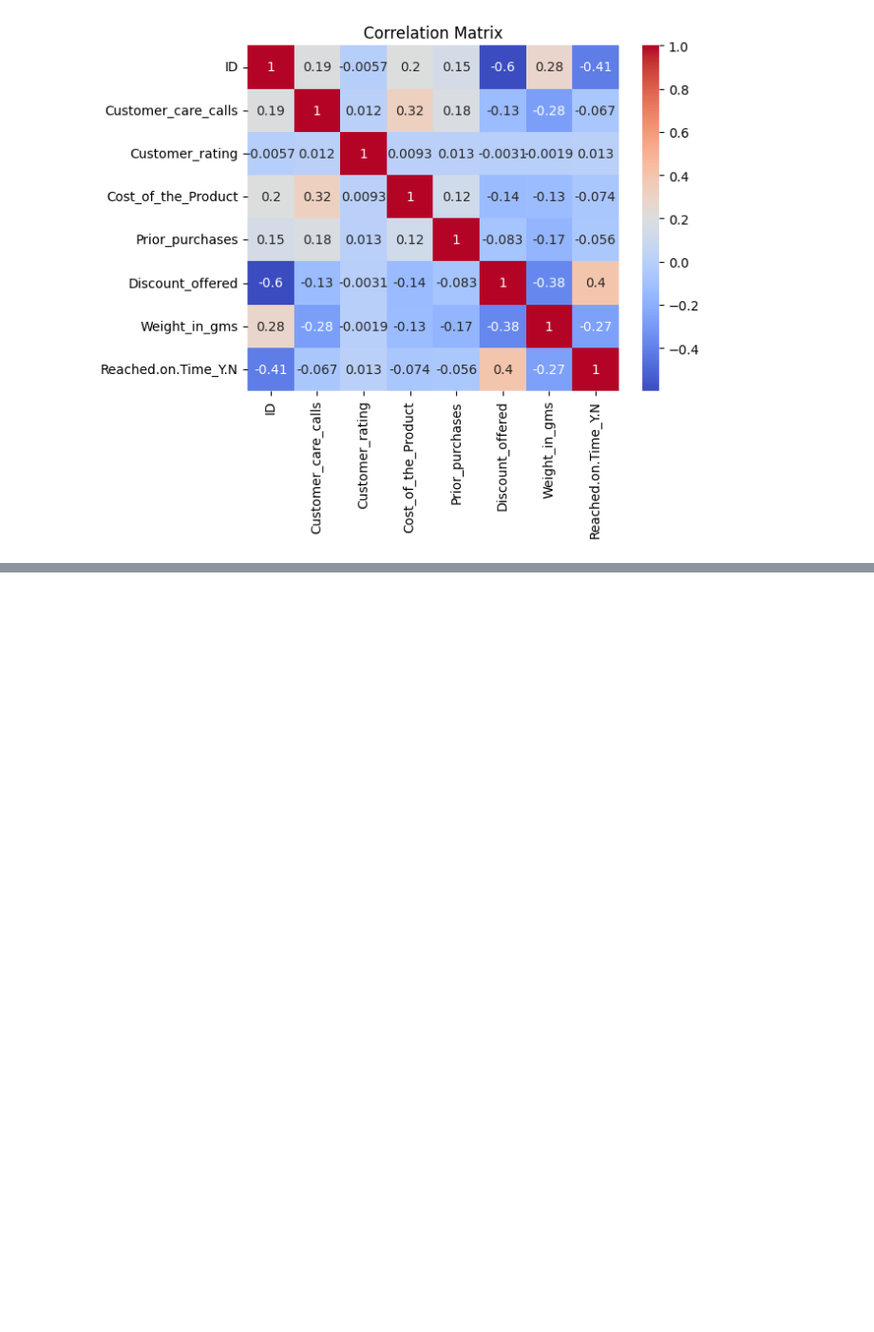
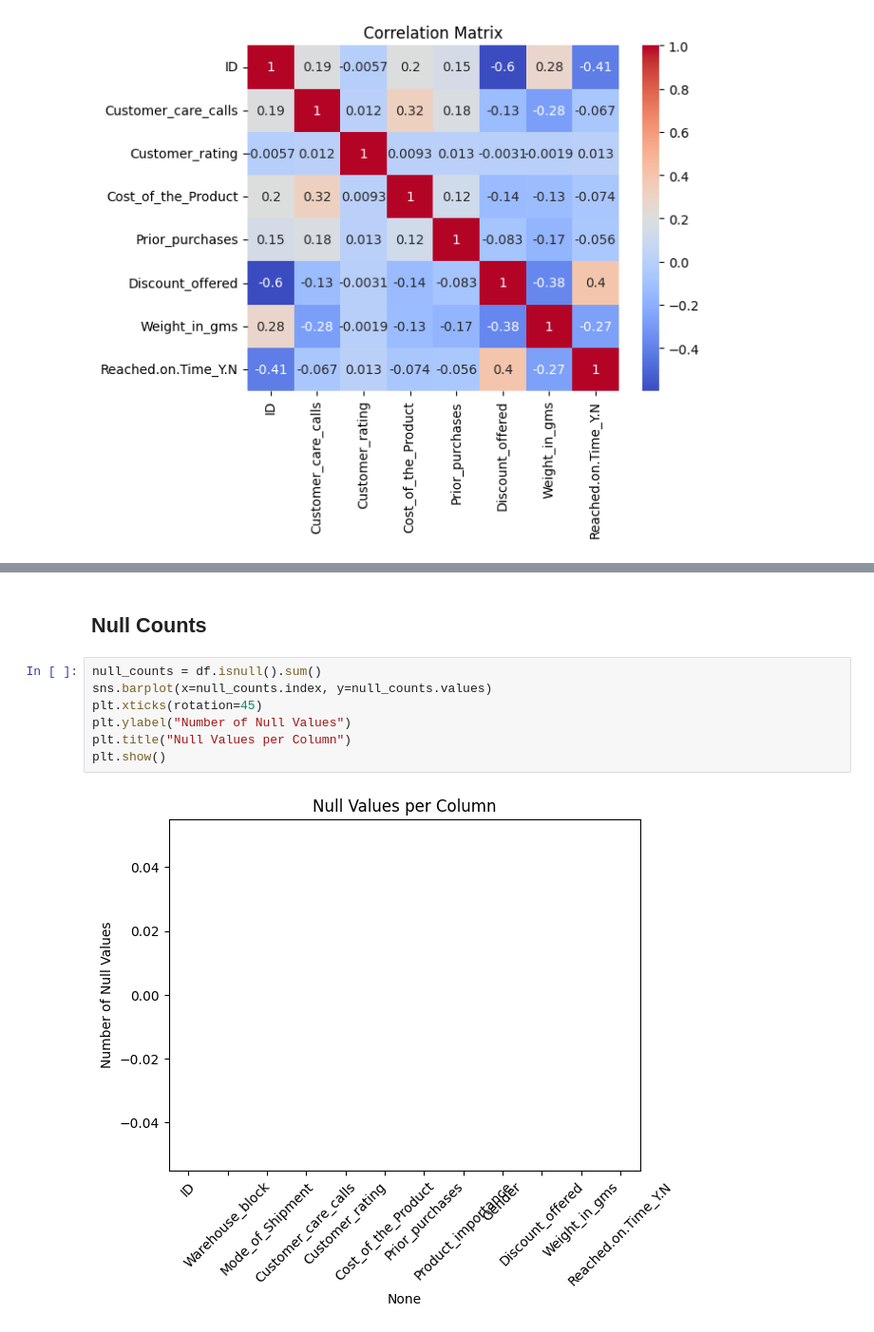
Before and after one commit to gusanitor8/Lab1-MLOps, a Jupyter notebook: Lab1.ipynb, the cells around one changed output, grey strips where cells are left out. Shown: that part at 95% size. Cells and saved outputs as stored; diff of their text form; blank space fills up the shorter version.

```diff
--- a/Lab1.ipynb
+++ b/Lab1.ipynb
@@ -68,0 +104,11 @@ plt.show()
+# %% [markdown]
+## Null Counts
+# %%
+null_counts = df.isnull().sum()
+sns.barplot(x=null_counts.index, y=null_counts.values)
+plt.xticks(rotation=45)
+plt.ylabel("Number of Null Values")
+plt.title("Null Values per Column")
+plt.show()
+# %% [output]
+[figure, added]
```
Also changed, not shown: parts of 6 cells of this notebook.
